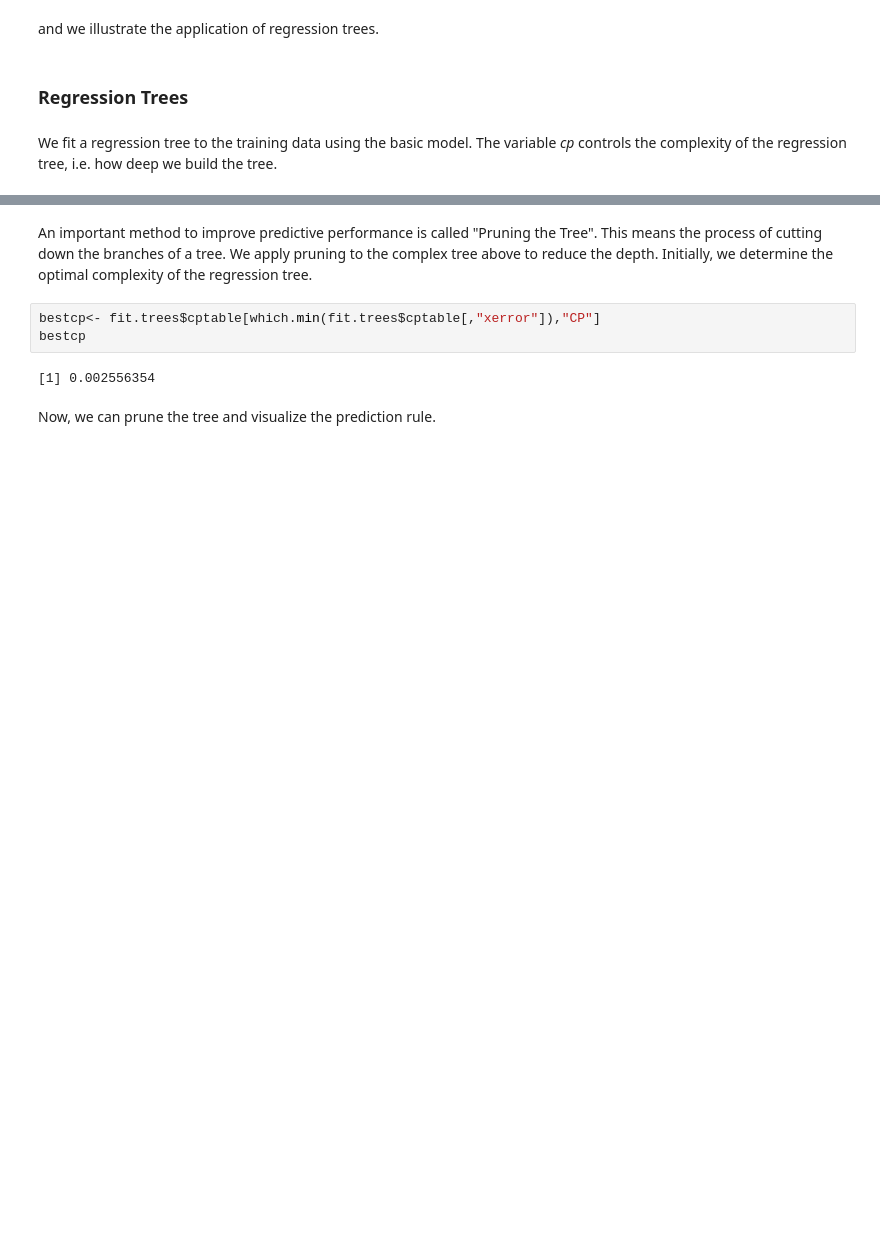
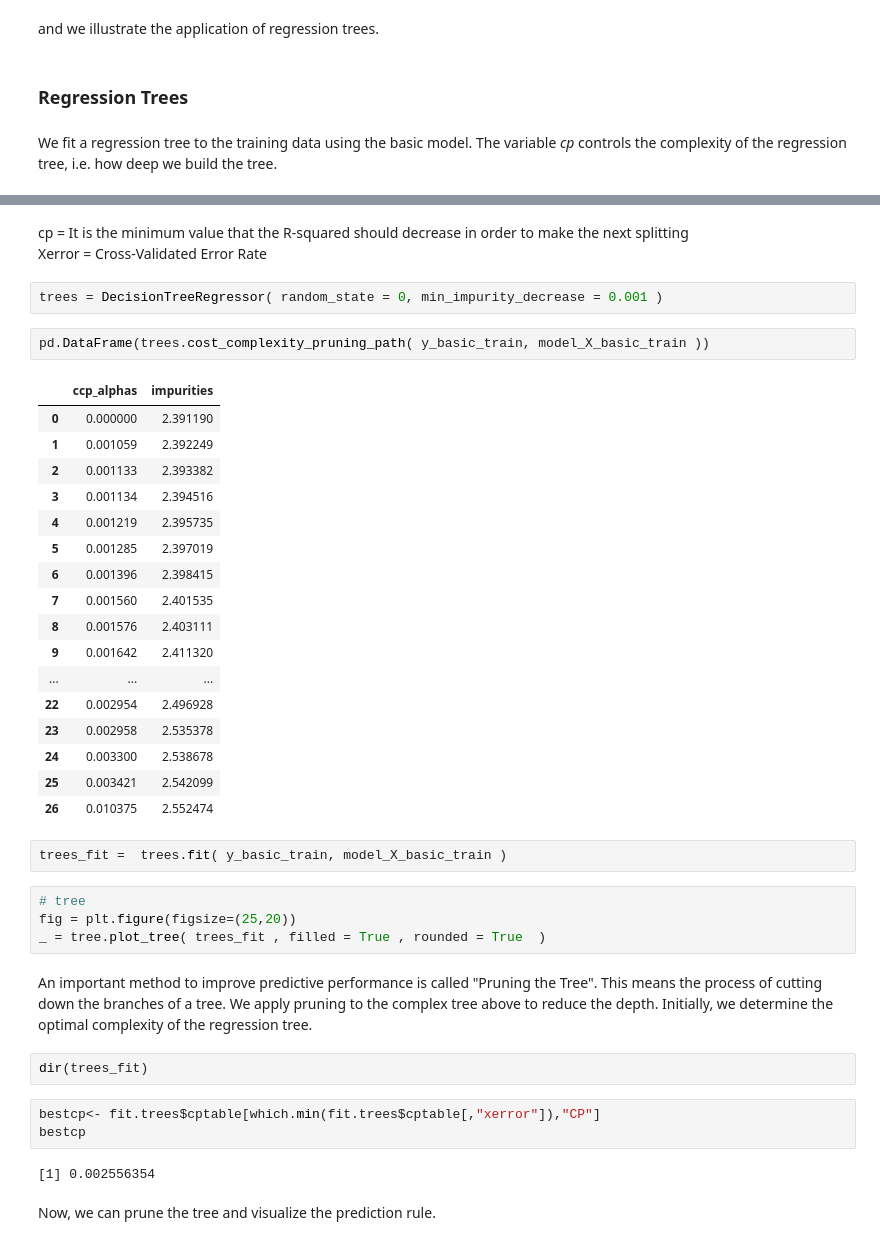
Before and after one commit to alexanderquispe/14.38_Causal_ML, a Jupyter notebook: Jupyter_Notebooks/pm3-notebook-newdata.ipynb, the cells around one changed output, grey strips where cells are left out. Saved outputs shown, nothing was run; the diff lists cells and outputs as text; blank space fills up the shorter version.

```diff
--- a/Jupyter_Notebooks/pm3-notebook-newdata.ipynb
+++ b/Jupyter_Notebooks/pm3-notebook-newdata.ipynb
@@ -290,6 +299,39 @@ cex 0.213   xlim c(0, 1)   ylim c(0, 1)
+# %% [markdown]
+cp = It is the minimum value that the R-squared should decrease in order to make the next splitting \
+Xerror = Cross-Validated Error Rate
+# %%
+trees = DecisionTreeRegressor( random_state = 0, min_impurity_decrease = 0.001 )
+# %%
+pd.DataFrame(trees.cost_complexity_pruning_path( y_basic_train, model_X_basic_train ))
+# %% [output]
+|  | ccp_alphas | impurities |
+| 0 | 0.000000 | 2.391190 |
+| 1 | 0.001059 | 2.392249 |
+| 2 | 0.001133 | 2.393382 |
+| 3 | 0.001134 | 2.394516 |
+| 4 | 0.001219 | 2.395735 |
+| 5 | 0.001285 | 2.397019 |
+| 6 | 0.001396 | 2.398415 |
+| 7 | 0.001560 | 2.401535 |
+| 8 | 0.001576 | 2.403111 |
+| 9 | 0.001642 | 2.411320 |
+| ... | ... | ... |
+| 22 | 0.002954 | 2.496928 |
+| 23 | 0.002958 | 2.535378 |
+| 24 | 0.003300 | 2.538678 |
+| 25 | 0.003421 | 2.542099 |
+| 26 | 0.010375 | 2.552474 |
+# %%
+trees_fit =  trees.fit( y_basic_train, model_X_basic_train )
+# %%
+# tree
+fig = plt.figure(figsize=(25,20))
+_ = tree.plot_tree( trees_fit , filled = True , rounded = True  )
 # %% [markdown]
 An important method to improve predictive performance is called "Pruning the Tree". This
 means the process of cutting down the branches of a tree. We apply pruning to the complex tree above to reduce the depth. Initially, we determine the optimal complexity of the regression tree.
+# %%
+dir(trees_fit)
 # %%
 bestcp<- fit.trees$cptable[which.min(fit.trees$cptable[,"xerror"]),"CP"]
 bestcp
```
Also changed, not shown: parts of 5 cells of this notebook, 1 other file.
